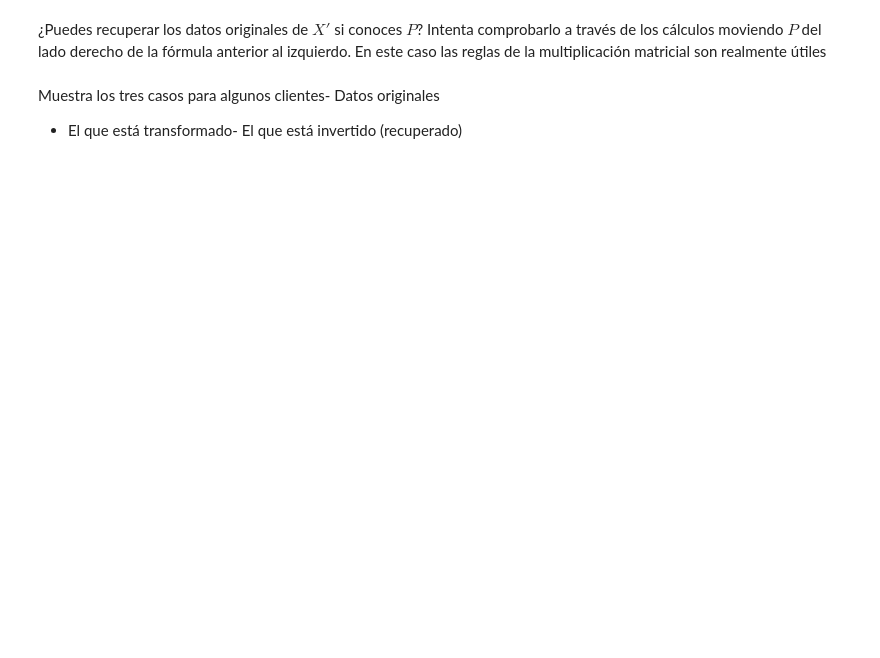
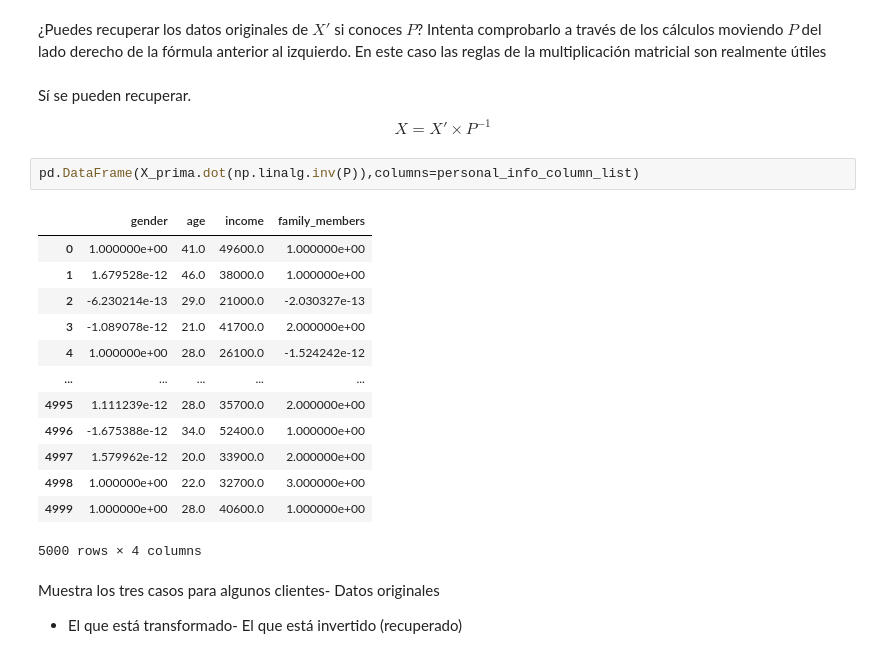
Before and after one commit to Car27VeP/SureTomorrow-ML-Solutions, a Jupyter notebook: p_11.ipynb, the cells around one changed output. Saved outputs shown, nothing was run; the diff lists cells and outputs as text; blank space fills up the shorter version.

```diff
--- a/p_11.ipynb
+++ b/p_11.ipynb
@@ -572,5 +634,27 @@ Comprobar que la matriz P sea invertible
 # %% [markdown]
 ¿Puedes recuperar los datos originales de $X'$ si conoces $P$? Intenta comprobarlo a través de los cálculos moviendo $P$ del lado derecho de la fórmula anterior al izquierdo. En este caso las reglas de la multiplicación matricial son realmente útiles
+# %% [markdown]
+Sí se pueden recuperar.
+
+$$
+X = X' \times P^{-1}
+$$
+# %%
+pd.DataFrame(X_prima.dot(np.linalg.inv(P)),columns=personal_info_column_list)
+# %% [output]
+|  | gender | age | income | family_members |
+| 0 | 1.000000e+00 | 41.0 | 49600.0 | 1.000000e+00 |
+| 1 | 1.679528e-12 | 46.0 | 38000.0 | 1.000000e+00 |
+| 2 | -6.230214e-13 | 29.0 | 21000.0 | -2.030327e-13 |
+| 3 | -1.089078e-12 | 21.0 | 41700.0 | 2.000000e+00 |
+| 4 | 1.000000e+00 | 28.0 | 26100.0 | -1.524242e-12 |
+| ... | ... | ... | ... | ... |
+| 4995 | 1.111239e-12 | 28.0 | 35700.0 | 2.000000e+00 |
+| 4996 | -1.675388e-12 | 34.0 | 52400.0 | 1.000000e+00 |
+| 4997 | 1.579962e-12 | 20.0 | 33900.0 | 2.000000e+00 |
+| 4998 | 1.000000e+00 | 22.0 | 32700.0 | 3.000000e+00 |
+| 4999 | 1.000000e+00 | 28.0 | 40600.0 | 1.000000e+00 |
+5000 rows × 4 columns
 # %% [markdown]
 Muestra los tres casos para algunos clientes- Datos originales
 - El que está transformado- El que está invertido (recuperado)
```
Also changed, not shown: parts of 30 cells of this notebook.
